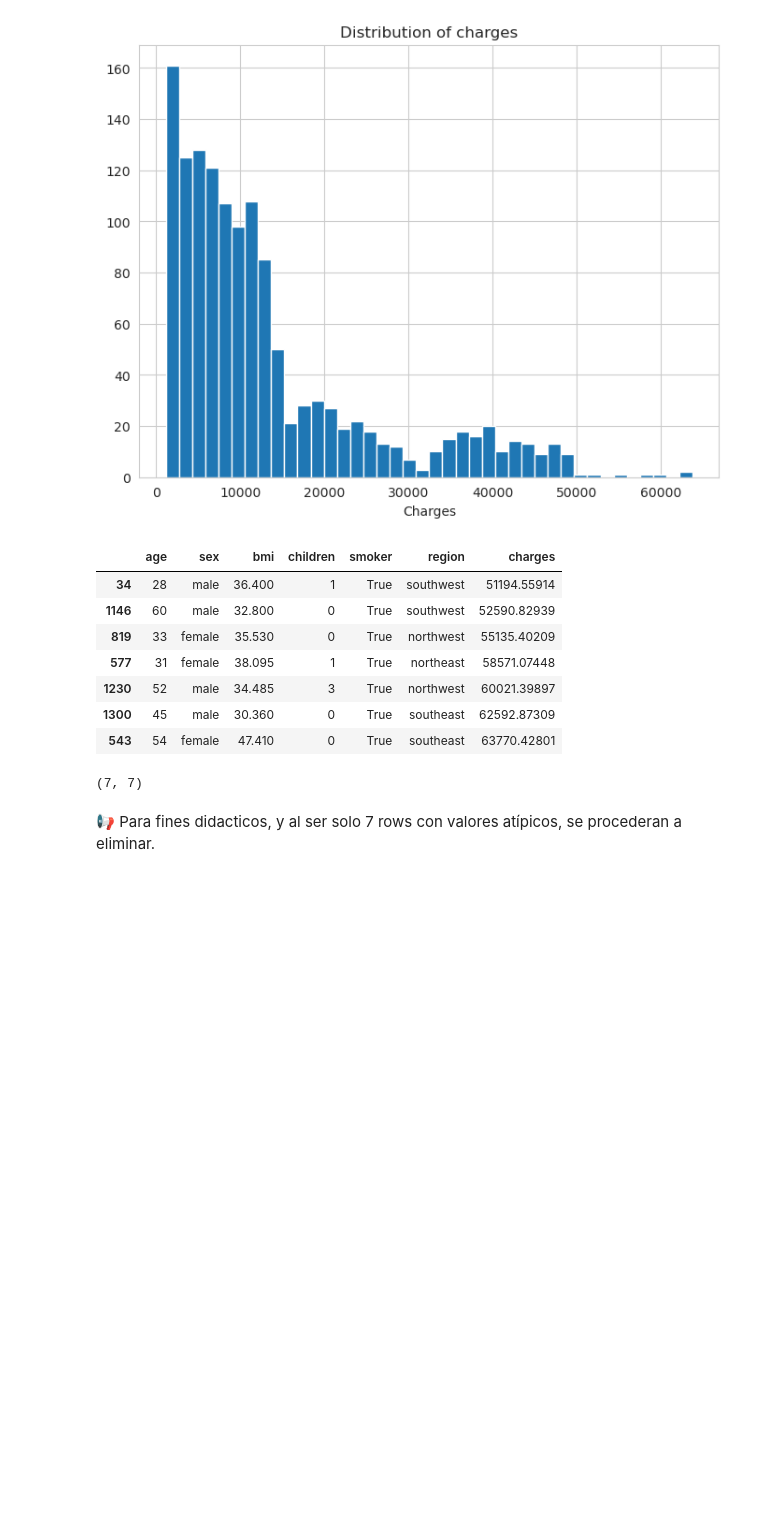
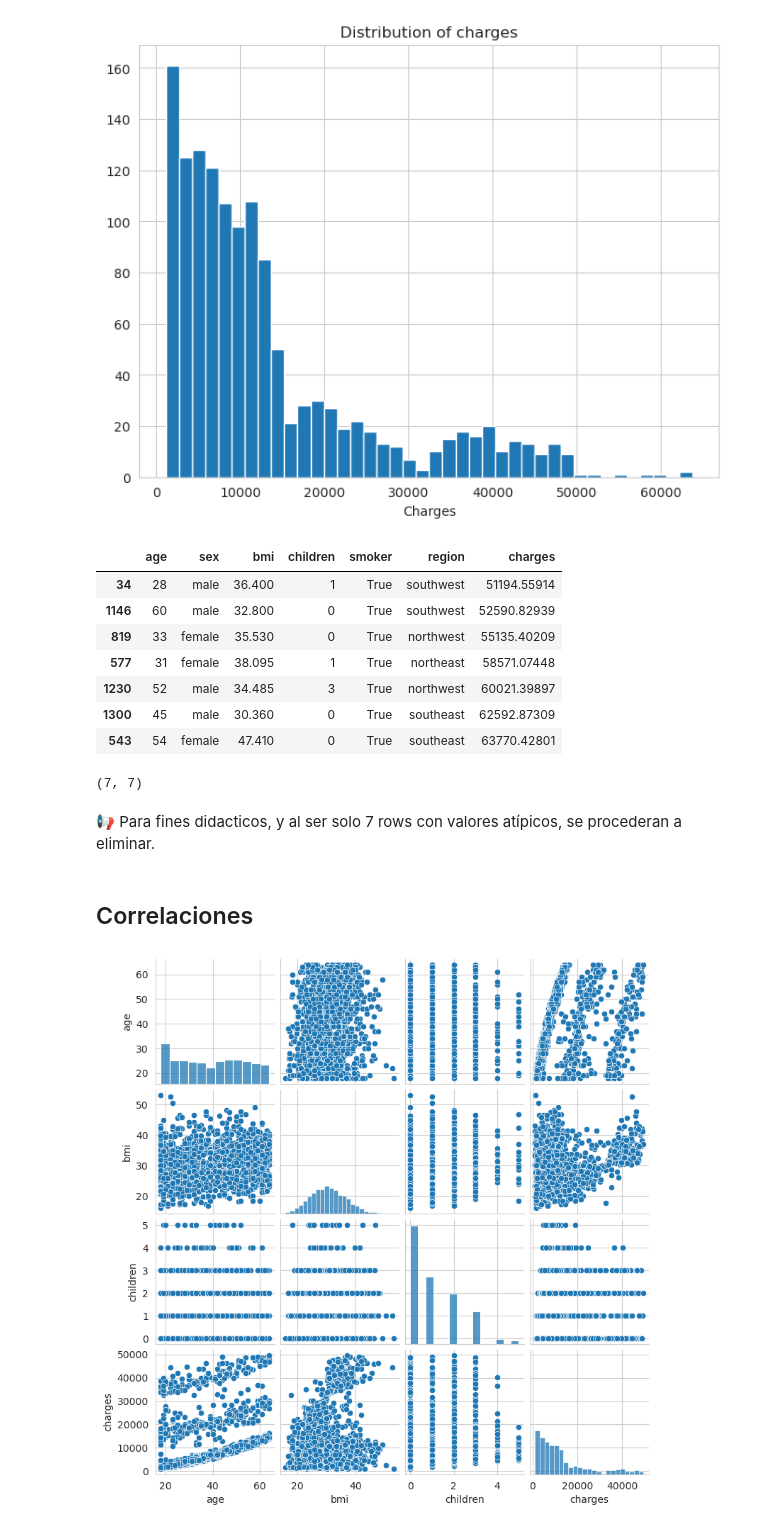
Before and after one commit to pahoalapizco/regression_with_python, a Jupyter notebook: notebooks/1.0-regresion-lineal_python-insurance_cost_prediction.ipynb, the cells around one changed output. Drawn from its saved outputs; the diff is of its cells as text; code cells hidden in the pictures; blank space fills up the shorter version.

```diff
--- a/notebooks/1.0-regresion-lineal_python-insurance_cost_prediction.ipynb
+++ b/notebooks/1.0-regresion-lineal_python-insurance_cost_prediction.ipynb
@@ -260,3 +260,10 @@ display(
 📢 Para fines didacticos, y al ser solo 7 rows con valores atípicos, se procederan a eliminar.
 # %%
 df =df[df["charges"] < 50_000]
+# %% [markdown]
+## Correlaciones
+# %%
+sns.pairplot(data=df[number_columns], height=2)
+plt.show()
+# %% [output]
+[figure, added]
```
Also changed, not shown: parts of 6 cells of this notebook.
